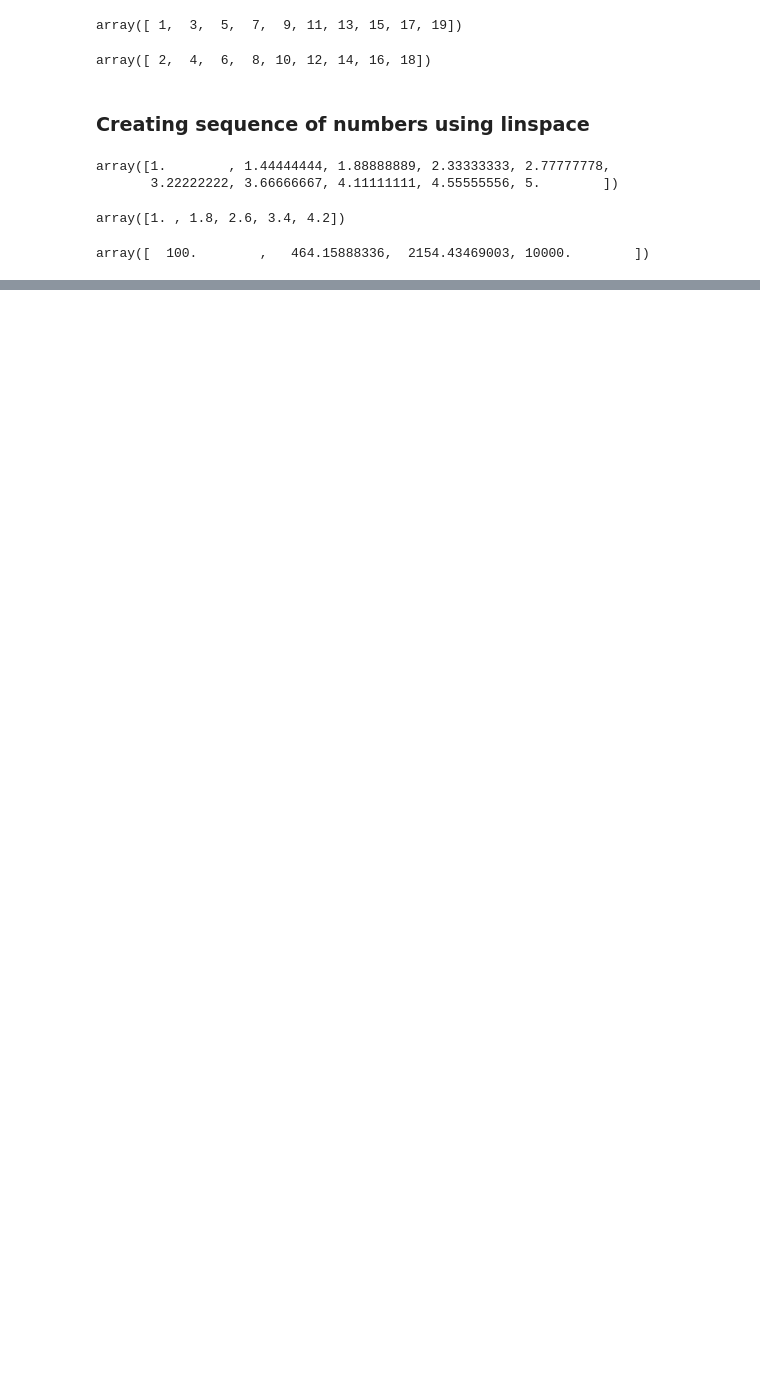
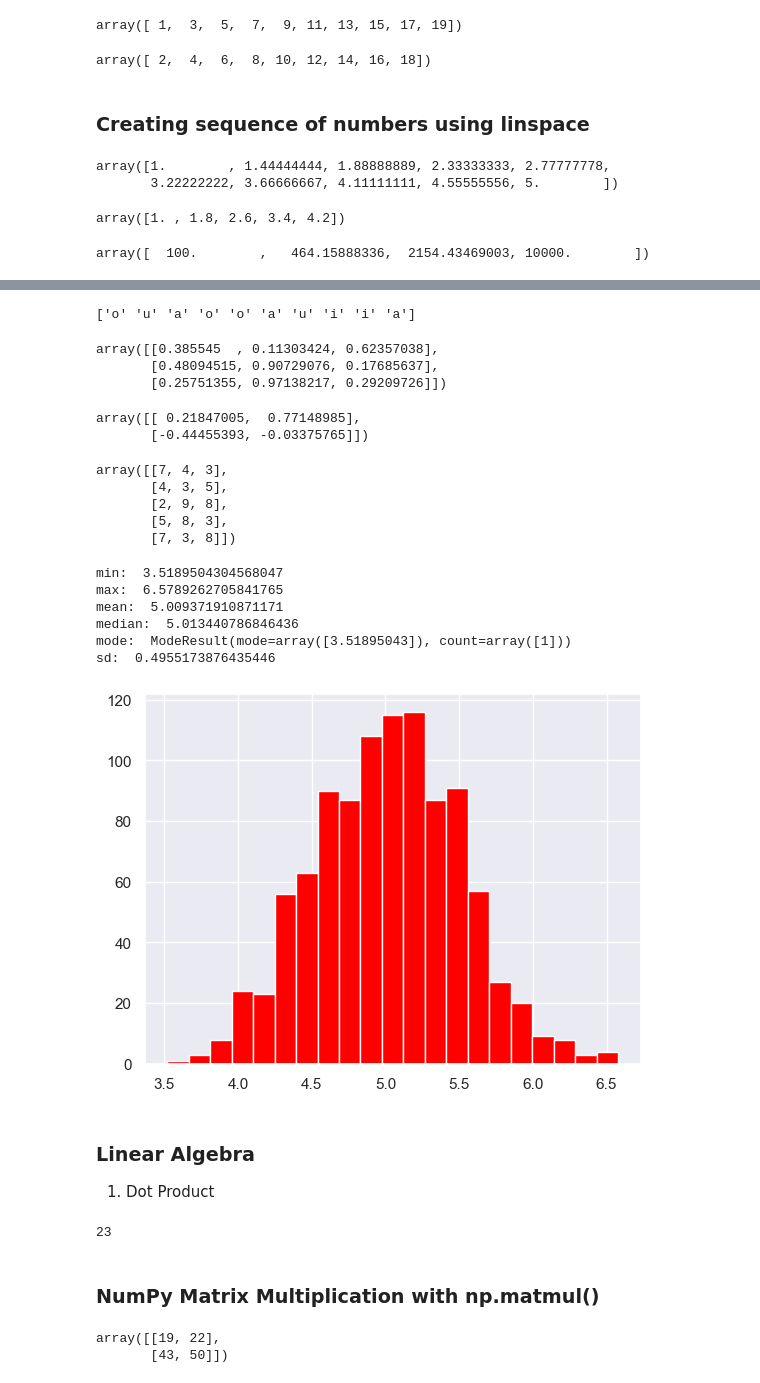
Before and after one commit to Mudacrixxz/-Arewa-DS-30-DaysOfPython-MMI, a Jupyter notebook: Day_024/Day_024.ipynb, the cells around one changed output, grey strips where cells are left out. Drawn from its saved outputs; the diff is of its cells as text; code cells hidden in the pictures; blank space fills up the shorter version.

```diff
--- a/Day_024/Day_024.ipynb
+++ b/Day_024/Day_024.ipynb
@@ -590,0 +690,51 @@ array([  100.        ,   464.15888336,  2154.43469003, 10000.        ])
+# %%
+print(np.random.choice(['a', 'e', 'i', 'o', 'u'], size=10))
+# %% [output]
+['o' 'u' 'a' 'o' 'o' 'a' 'u' 'i' 'i' 'a']
+# %%
+## Random numbers between [0, 1] of shape 2, 2
+rand = np.random.rand(3,3)
+rand
+# %% [output]
+array([[0.385545  , 0.11303424, 0.62357038],
+       [0.48094515, 0.90729076, 0.17685637],
+       [0.25751355, 0.97138217, 0.29209726]])
+# %%
+rand = np.random.randn(2,2)
+rand
+# %% [output]
+array([[ 0.21847005,  0.77148985],
+       [-0.44455393, -0.03375765]])
+# %%
+# Random integers between [0, 10) of shape 5,3
+rand_int = np.random.randint(0, 10, size=[5,3])
+rand_int
+# %% [output]
+array([[7, 4, 3],
+       [4, 3, 5],
+       [2, 9, 8],
+       [5, 8, 3],
+       [7, 3, 8]])
+# %%
+from scipy import stats
+np_normal_dis = np.random.normal(5, 0.5, 1000) # mean, standard deviation, number of samples
+np_normal_dis
+## min, max, mean, median, sd
+print('min: ', np.min(np_normal_dis))
+print('max: ', np.max(np_normal_dis))
+print('mean: ', np.mean(np_normal_dis))
+print('median: ', np.median(np_normal_dis))
+print('mode: ', stats.mode(np_normal_dis))
+print('sd: ', np.std(np_normal_dis))
+# %% [output]
+min:  3.5189504304568047
+max:  6.5789262705841765
+mean:  5.009371910871171
+median:  5.013440786846436
+mode:  ModeResult(mode=array([3.51895043]), count=array([1]))
+sd:  0.4955173876435446
+# %%
+plt.hist(np_normal_dis, color="red", bins=21)
+plt.show()
+# %% [output]
+[figure, added]
@@ -590,0 +749,23 @@ array([  100.        ,   464.15888336,  2154.43469003, 10000.        ])
+# %% [markdown]
+### Linear Algebra
+1. Dot Product
+# %%
+## Linear algebra
+### Dot product: product of two arrays
+f = np.array([1,2,3])
+g = np.array([4,5,3])
+### 1*4+2*5 + 3*6
+np.dot(f, g)  # 23
+# %% [output]
+23
+# %% [markdown]
+### NumPy Matrix Multiplication with np.matmul()
+# %%
+### Matmul: matruc product of two arrays
+h = [[1,2],[3,4]]
+i = [[5,6],[7,8]]
+### 1*5+2*7 = 19
+np.matmul(h, i)
+# %% [output]
+array([[19, 22],
+       [43, 50]])
```
Also changed, not shown: parts of 20 cells of this notebook.
